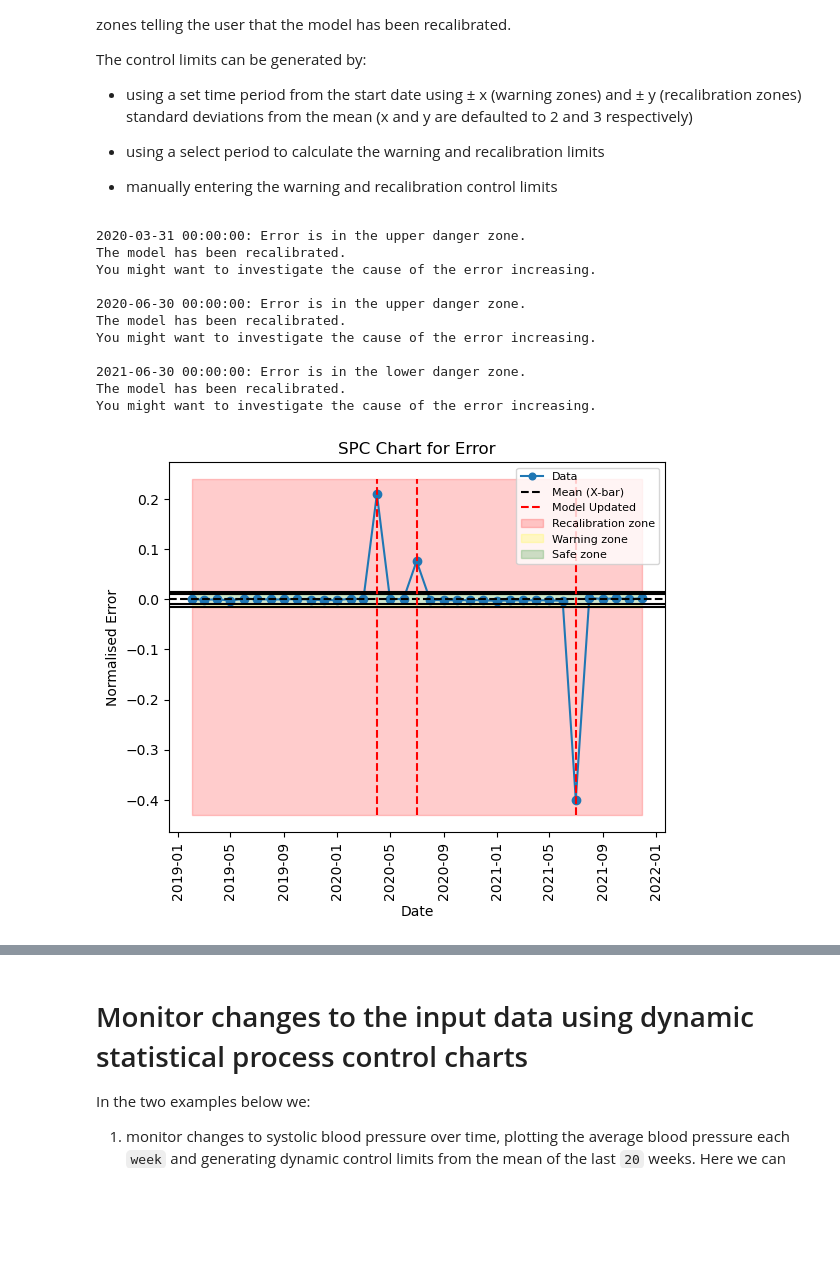
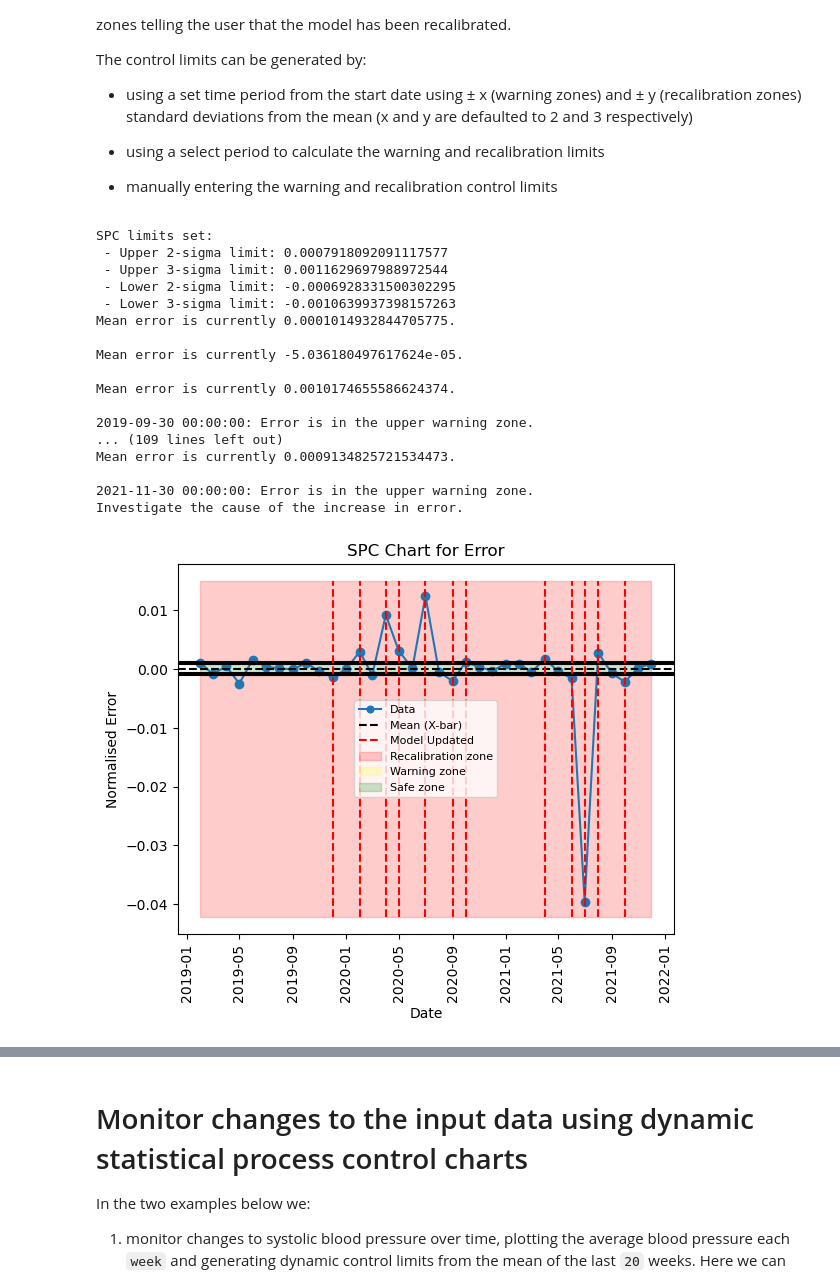
Before and after one commit to sdrelton/PREDICT, a Jupyter notebook: Examples/spc_covid_example.ipynb, the cells around one changed output, grey strips where cells are left out. Drawn from its saved outputs; the diff is of its cells as text; code cells hidden in the pictures; blank space fills up the shorter version.

```diff
--- a/Examples/spc_covid_example.ipynb
+++ b/Examples/spc_covid_example.ipynb
@@ -70,11 +71,11 @@ for i in range(numdays):
 
     # Simulate COVID effects
     if switchDays <= i < switch2Days:
-        lp += 1.5  # Initial impact of COVID
+        lp += 0.1  # Initial impact of COVID
     elif switch2Days <= i < recoveryDays:
-        lp += 2.0  # Peak of the pandemic
+        lp += 0.2  # Peak of the pandemic
     elif i >= recoveryDays:
-        lp -= 1.0  # Recovery period—improved health outcomes
+        lp -= 0.1  # Recovery period—improved health outcomes
 
     # Simulate flu symptoms
     if i < switchDays:
@@ -121,28 +122,34 @@ The control limits can be generated by:
 * manually entering the warning and recalibration control limits
 # %%
 model = RecalibratePredictions()
-model.trigger = SPCTrigger(model=model, input_data=df, numMonths=3)
+model.trigger = SPCTrigger(model=model, input_data=df, numMonths=6)
 
 mytest = PREDICT(data=df, model=model, startDate='min', endDate='max', timestep='month')
 mytest.addLogHook(Accuracy(model))
 mytest.addLogHook(CalibrationSlope(model))
 mytest.addLogHook(CITL(model))
 mytest.addLogHook(SumOfDiff(model))
 mytest.run()
 log = mytest.getLog()
 ErrorSPCPlot(log, model)
 NormalisedSumOfDiffPlot(log)
 CalibrationSlopePlot(log)
 # %% [output]
-2020-03-31 00:00:00: Error is in the upper danger zone.
-The model has been recalibrated.
-You might want to investigate the cause of the error increasing.
+SPC limits set:
+ - Upper 2-sigma limit: 0.0007918092091117577
+ - Upper 3-sigma limit: 0.0011629697988972544
+ - Lower 2-sigma limit: -0.0006928331500302295
+ - Lower 3-sigma limit: -0.0010639937398157263
+Mean error is currently 0.0001014932844705775.
 
-2020-06-30 00:00:00: Error is in the upper danger zone.
-The model has been recalibrated.
-You might want to investigate the cause of the error increasing.
+Mean error is currently -5.036180497617624e-05.
 
-2021-06-30 00:00:00: Error is in the lower danger zone.
-The model has been recalibrated.
-You might want to investigate the cause of the error increasing.
+Mean error is currently 0.0010174655586624374.
+
+2019-09-30 00:00:00: Error is in the upper warning zone.
+... (109 lines left out)
+Mean error is currently 0.0009134825721534473.
+
+2021-11-30 00:00:00: Error is in the upper warning zone.
+Investigate the cause of the increase in error.
-[figure, old version]
+[figure, new version]
```
Also changed, not shown: parts of 2 cells of this notebook, 4 other files.
